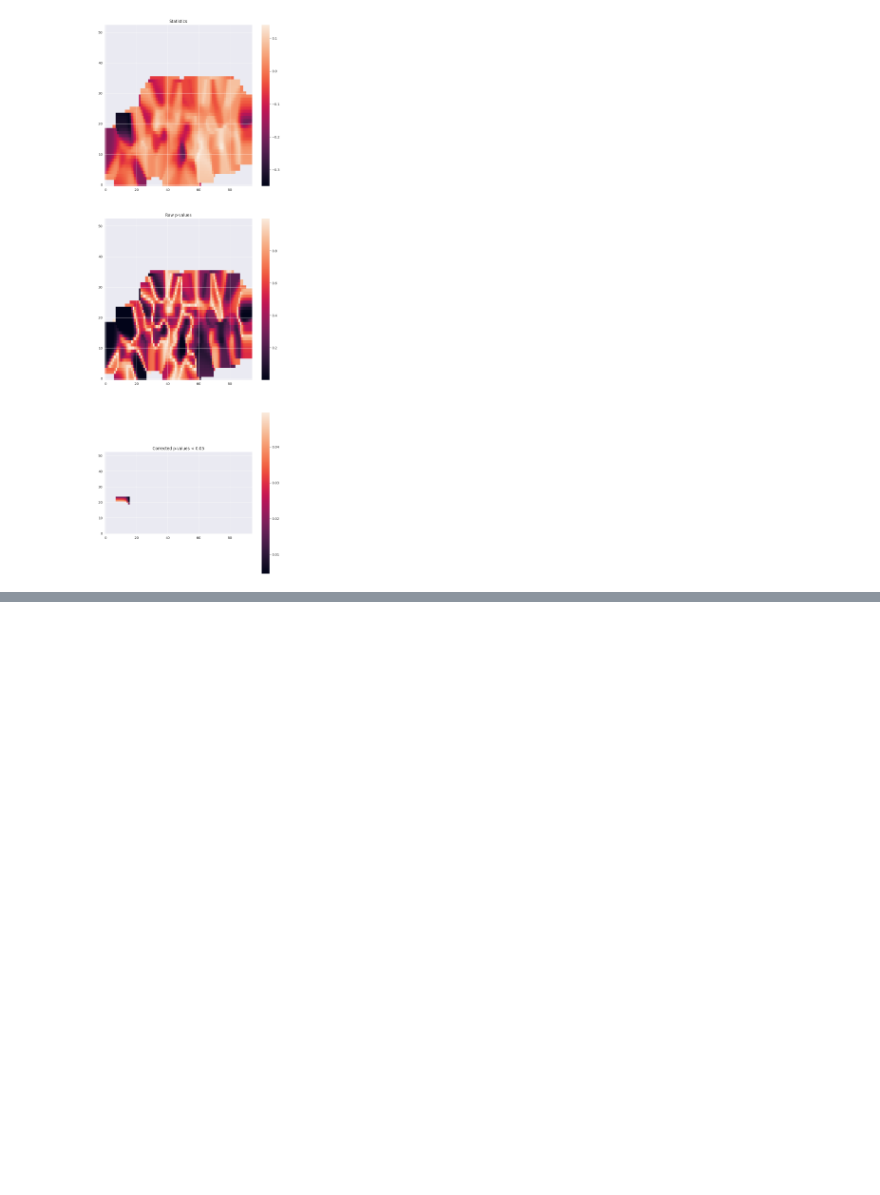
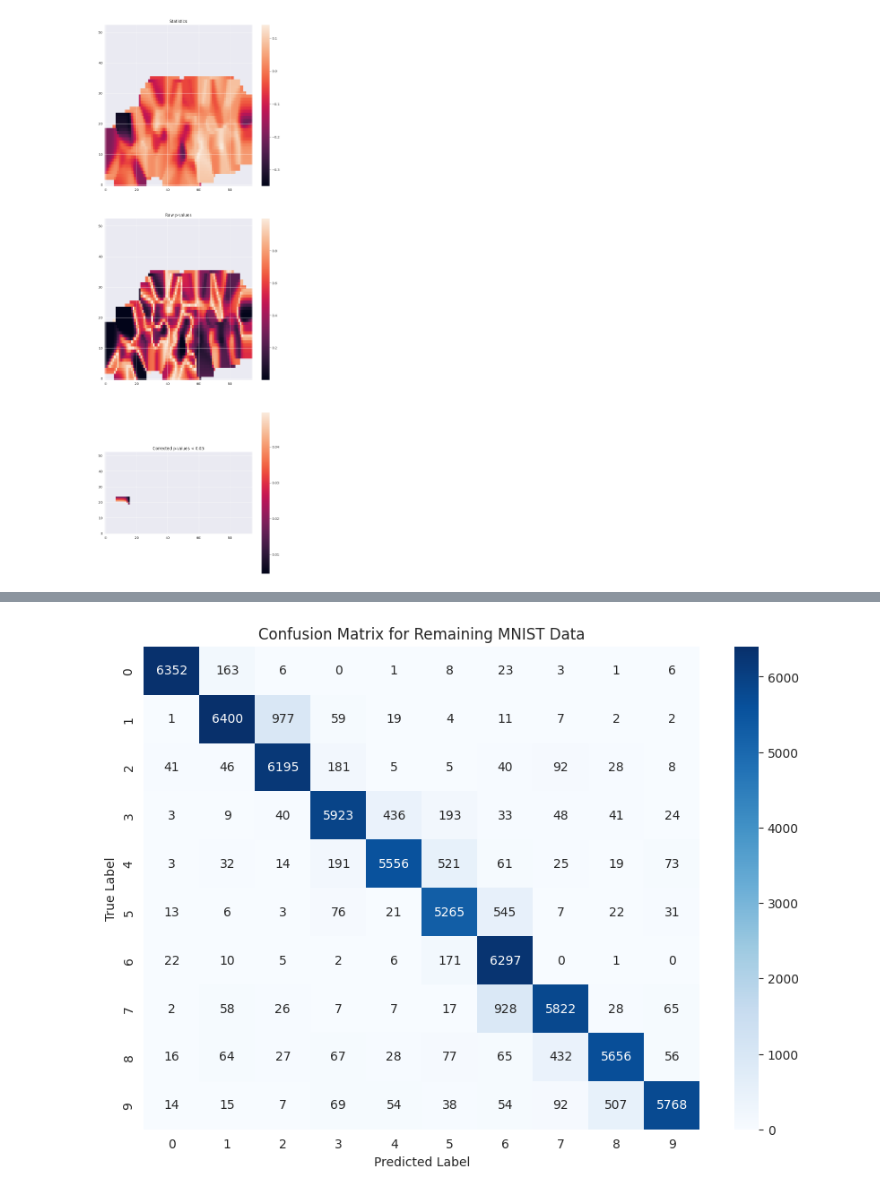
Before and after one commit to chrisfoulon/emuses, a Jupyter notebook: testing.ipynb, the cells around one changed output, grey strips where cells are left out. Drawn from its saved outputs; the diff is of its cells as text; code cells hidden in the pictures; blank space fills up the shorter version.

```diff
--- a/testing.ipynb
+++ b/testing.ipynb
@@ -652,0 +1145,99 @@ print(joblib_version)
+# %%
+import numpy as np
+import matplotlib.pyplot as plt
+import seaborn as sns
+from matplotlib.colors import ListedColormap
+from sklearn.metrics import accuracy_score, confusion_matrix, classification_report
+from sklearn.neighbors import KNeighborsRegressor
+
+# Assuming mnist_features_normalized_left_out and mnist_labels_left_out are already loaded
+mnist_features = mnist_features_normalized_left_out
+mnist_labels = mnist_labels_left_out.astype(float)
+
+# Assuming mnist_features_normalized_remaining and mnist_labels_remaining are already loaded
+mnist_features_remaining = mnist_features_normalized_remaining
+mnist_labels_remaining = mnist_labels_remaining.astype(float)
+
+# Extracting the coordinates (X, Y) and values (Z) for KNN
+X = mnist_features[:, 0]
+Y = mnist_features[:, 1]
+Z = mnist_labels
+
+# Creating a KNN model
+knn = KNeighborsRegressor(n_neighbors=5)
+
+# Training the KNN model
+knn.fit(mnist_features, mnist_labels)
+
+# Coordinates where we want to predict the values
+X_new = mnist_features_remaining[:, 0]
+Y_new = mnist_features_remaining[:, 1]
+
+# Performing the prediction
+Z_pred = knn.predict(mnist_features_remaining)
+
+# Round predictions to nearest integer to evaluate classification accuracy
+Z_pred_rounded = np.round(Z_pred)
+
+# Calculate accuracy
+accuracy = accuracy_score(mnist_labels_remaining, Z_pred_rounded)
+print(f'Accuracy: {accuracy}')
+
+# Print classification report
+print("\nClassification Report:")
+print(classification_report(mnist_labels_remaining, Z_pred_rounded))
+
+# Confusion matrix
+conf_matrix = confusion_matrix(mnist_labels_remaining, Z_pred_rounded)
+plt.figure(figsize=(10, 7))
+sns.heatmap(conf_matrix, annot=True, fmt='d', cmap='Blues')
+plt.title('Confusion Matrix for Remaining MNIST Data')
+plt.xlabel('Predicted Label')
+plt.ylabel('True Label')
+plt.show()
+
+# Define a list of 10 distinct colors
+colors = [
+    "#e6194b", "#3cb44b", "#ffe119", "#4363d8", "#f58231",
+    "#911eb4", "#42d4f4", "#f032e6", "#bfef45", "#fabebe"
+]
+
+# Create a ListedColormap
+cmap = ListedColormap(colors)
+
+# Visualization with custom colormap
+gridx = np.linspace(X.min(), X.max(), 100)
+gridy = np.linspace(Y.min(), Y.max(), 100)
+grid_x, grid_y = np.meshgrid(gridx, gridy)
+grid_points = np.c_[grid_x.ravel(), grid_y.ravel()]
+
+# Predict the grid
+z = knn.predict(grid_points)
+z = z.reshape(grid_x.shape)
+
+# Estimate the confidence (using the inverse of the distance to the nearest neighbors)
+distances, _ = knn.kneighbors(grid_points)
+ss = distances.mean(axis=1)
+ss = ss.reshape(grid_x.shape)
+
+print(f'Min max ss: {ss.min()} {ss.max()}')
+
+# Define confidence threshold (distance threshold)
+confidence_threshold = np.percentile(ss, 99)  # Adjust this value based on your needs
+
+# Set predictions with variance above the threshold to NaN
+z[ss > confidence_threshold] = np.nan
+
+plt.figure(figsize=(10, 7))
+plt.imshow(z, extent=(X.min(), X.max(), Y.min(), Y.max()), origin='lower', cmap=cmap, vmin=0, vmax=9)
+cb = plt.colorbar(label='Predicted Values', ticks=np.arange(10))
+cb.set_ticklabels(np.arange(10))
+plt.scatter(X, Y, c='r', label='Data Points')
+plt.legend()
+plt.title('KNN Predictions on MNIST Data with Confidence Threshold')
+plt.xlabel('X Coordinate')
+plt.ylabel('Y Coordinate')
+# Save as svg
+plt.savefig('/gamma/Dropbox (GIN)/EMUSE/mnist_numbers/test_res/knn_mnist_with_confidence.svg')
+plt.show()
+# %% [output]
@@ -652,0 +1263 @@ print(joblib_version)
+[figure, added]
```
Also changed, not shown: parts of 22 cells of this notebook, 7 other files.
